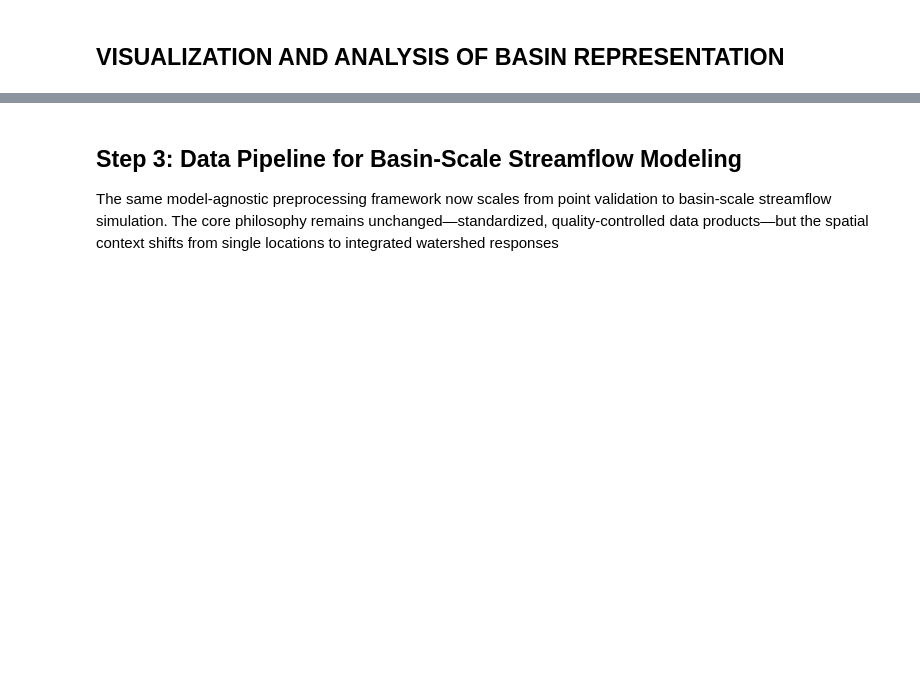
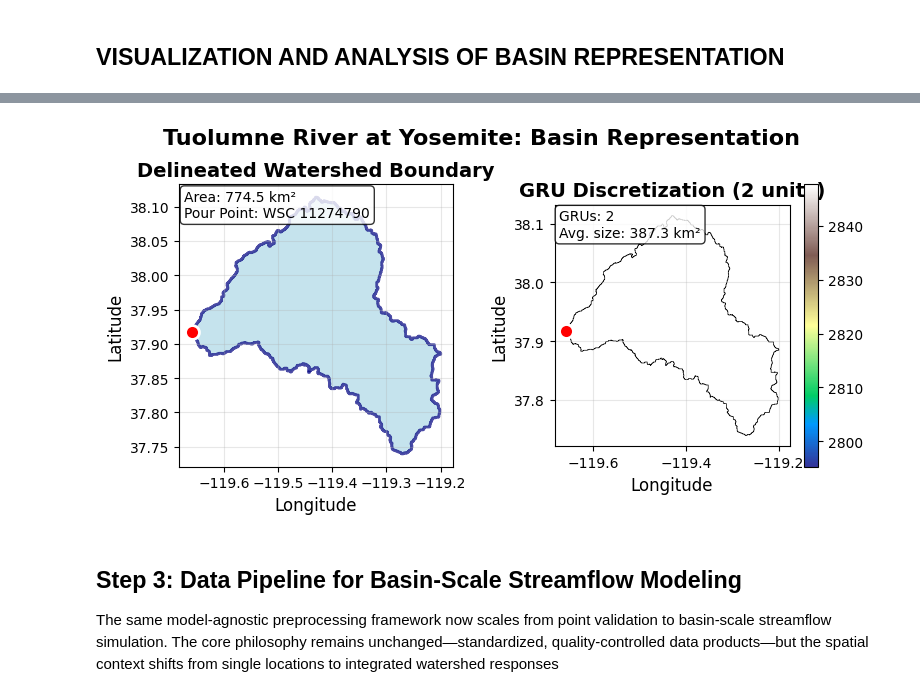
Before and after one commit to dlhogan97/CONFLUENCE-uwmtnhydro, a Jupyter notebook: ess-project/examples/02a_Tuolumne_basin_lumped.ipynb, the cells around one changed output, grey strips where cells are left out. Cells and saved outputs as stored; diff of their text form; code cells hidden in the pictures; blank space fills up the shorter version.

```diff
--- a/ess-project/examples/02a_Tuolumne_basin_lumped.ipynb
+++ b/ess-project/examples/02a_Tuolumne_basin_lumped.ipynb
@@ -425,0 +381,76 @@ if basin_path.exists():
+# %%
+# Load spatial data
+hru_path = str(Path(config_dict['CONFLUENCE_DATA_DIR']) / f"domain_{config_dict['DOMAIN_NAME']}" / 'shapefiles' / 'catchment' / f"{config_dict['DOMAIN_NAME']}_HRUs_{config_dict['DOMAIN_DISCRETIZATION']}.shp")
+watershed_gdf = gpd.read_file(str(watershed_path[1]))
+hru_gdf = gpd.read_file(hru_path)
+pour_point_gdf = gpd.read_file(pour_point_path)
+
+# Project to appropriate CRS for area calculations
+# For Tuolumne River at Yosemite (Alberta), UTM Zone 11N is appropriate
+target_crs = 'EPSG:32611'  # UTM Zone 11N
+watershed_projected = watershed_gdf.to_crs(target_crs)
+hru_projected = hru_gdf.to_crs(target_crs)
+
+print(f"\n📋 Basin Characteristics:")
+total_area_m2 = watershed_projected.geometry.area.sum()
+total_area_km2 = total_area_m2 / 1e6
+print(f"   Watershed area: {total_area_km2:.1f} km²")
+print(f"   Number of GRUs: {len(hru_gdf)}")
+print(f"   Average GRU size: {total_area_km2/len(hru_gdf):.1f} km²")
+
+# Display HRU characteristics if available
+if 'elevation' in hru_gdf.columns:
+    print(f"   Elevation range: {hru_gdf['elevation'].min():.0f}m to {hru_gdf['elevation'].max():.0f}m")
+if 'slope' in hru_gdf.columns:
+    print(f"   Slope range: {hru_gdf['slope'].min():.1f}° to {hru_gdf['slope'].max():.1f}°")
+
+# Create comprehensive visualization
+print(f"\n🗺️  Creating basin representation visualization...")
+fig, axes = plt.subplots(1, 2, figsize=(8, 4))
+
+# Left plot: Watershed boundary and pour point (use original CRS for plotting)
+ax1 = axes[0]
+watershed_gdf.plot(ax=ax1, facecolor='lightblue', edgecolor='navy',
+                  linewidth=2, alpha=0.7)
+pour_point_gdf.plot(ax=ax1, color='red', markersize=100, marker='o',
+                   edgecolor='white', linewidth=2, zorder=5)
+ax1.set_title('Delineated Watershed Boundary', fontsize=14, fontweight='bold')
+ax1.set_xlabel('Longitude', fontsize=12)
+ax1.set_ylabel('Latitude', fontsize=12)
+ax1.grid(True, alpha=0.3)
+
+# Add area annotation
+ax1.text(0.02, 0.98, f'Area: {total_area_km2:.1f} km²\nPour Point: WSC {config_dict["STATION_ID"]}',
+         transform=ax1.transAxes, fontsize=10, verticalalignment='top',
+         bbox=dict(facecolor='white', alpha=0.8, boxstyle='round,pad=0.3'))
+
+# Right plot: HRU discretization
+ax2 = axes[1]
+# Color HRUs by elevation if available, otherwise by area (using projected areas)
+if 'elev_mean' in hru_gdf.columns:
+    hru_gdf.plot(ax=ax2, column='elev_mean', cmap='terrain',
+                edgecolor='black', linewidth=0.5, legend=True)
+    colorbar_label = 'Elevation (m)'
+else:
+    # Use projected geometries for area calculation
+    hru_areas_km2 = hru_projected.geometry.area / 1e6
+    hru_gdf.plot(ax=ax2, column=hru_areas_km2, cmap='viridis',
+                edgecolor='black', linewidth=0.5, legend=True)
+    colorbar_label = 'Area (km²)'
+
+pour_point_gdf.plot(ax=ax2, color='red', markersize=100, marker='o',
+                   edgecolor='white', linewidth=2, zorder=5)
+ax2.set_title(f'GRU Discretization ({len(hru_gdf)} units)', fontsize=14, fontweight='bold')
+ax2.set_xlabel('Longitude', fontsize=12)
+ax2.set_ylabel('Latitude', fontsize=12)
+ax2.grid(True, alpha=0.3)
+
+# Add discretization info
+ax2.text(0.02, 0.98, f'GRUs: {len(hru_gdf)}\nAvg. size: {total_area_km2/len(hru_gdf):.1f} km²',
+         transform=ax2.transAxes, fontsize=10, verticalalignment='top',
+         bbox=dict(facecolor='white', alpha=0.8, boxstyle='round,pad=0.3'))
+
+plt.suptitle(f'Tuolumne River at Yosemite: Basin Representation', fontsize=16, fontweight='bold')
+plt.tight_layout()
+plt.show()
+# %% [output]
@@ -426,3 +463,4 @@ if basin_path.exists():
+[figure, added]
 # %% [markdown]
 ## Step 3: Data Pipeline for Basin-Scale Streamflow Modeling
 The same model-agnostic preprocessing framework now scales from point validation to basin-scale streamflow simulation. The core philosophy remains unchanged—standardized, quality-controlled data products—but the spatial context shifts from single locations to integrated watershed responses
```
Also changed, not shown: parts of 24 cells of this notebook, 1 other file.
